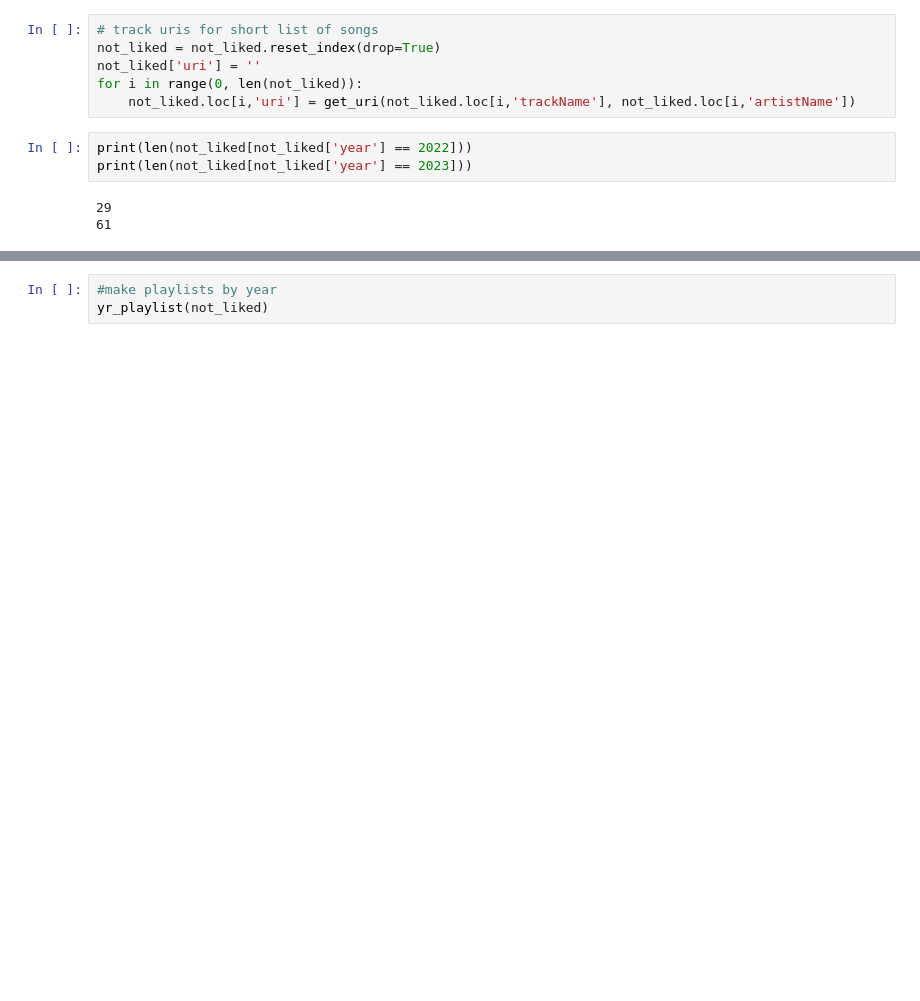
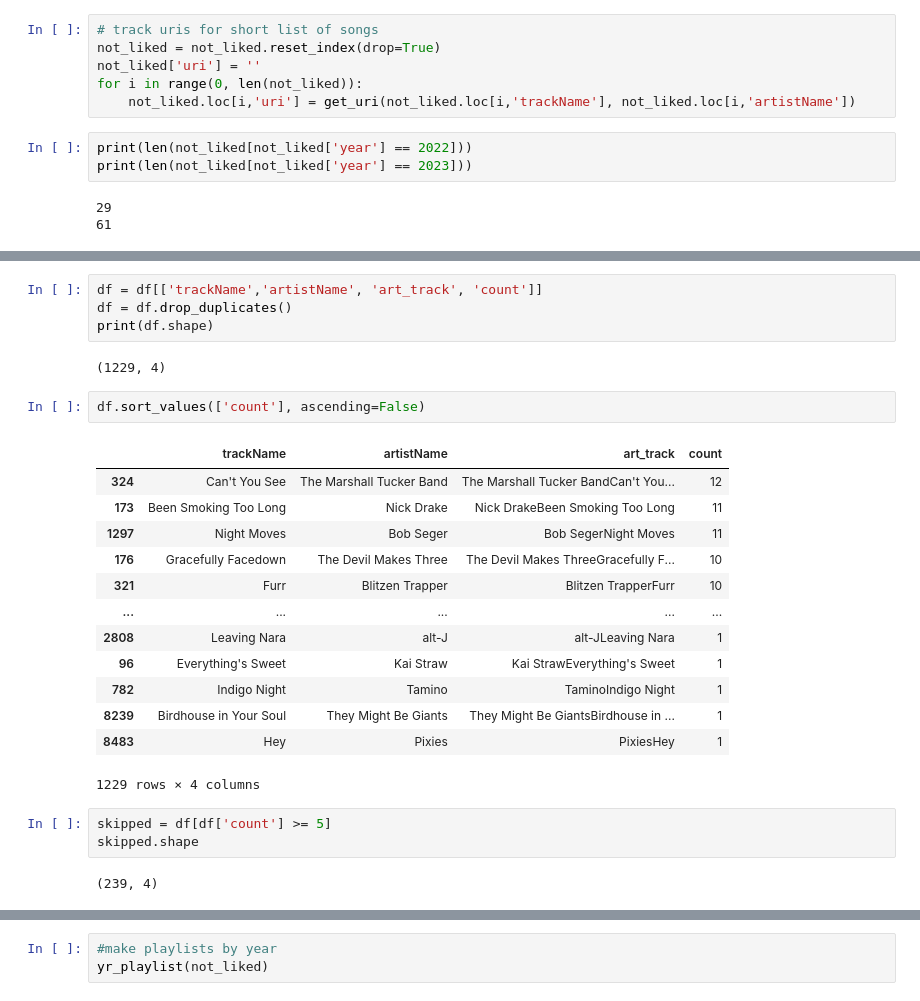
Before and after one commit to willdavis111/API_data-collection, a Jupyter notebook: Spotify_API.ipynb, the cells around one changed output, grey strips where cells are left out. Drawn from its saved outputs; the diff is of its cells as text; blank space fills up the shorter version.

```diff
--- a/Spotify_API.ipynb
+++ b/Spotify_API.ipynb
@@ -165,0 +264,27 @@ not_liked[not_liked['artistName'] == 'UNKLE']
+# %%
+df = df[['trackName','artistName', 'art_track', 'count']]
+df = df.drop_duplicates()
+print(df.shape)
+# %% [output]
+(1229, 4)
+# %%
+df.sort_values(['count'], ascending=False)
+# %% [output]
+|  | trackName | artistName | art_track | count |
+| 324 | Can't You See | The Marshall Tucker Band | The Marshall Tucker BandCan't You... | 12 |
+| 173 | Been Smoking Too Long | Nick Drake | Nick DrakeBeen Smoking Too Long | 11 |
+| 1297 | Night Moves | Bob Seger | Bob SegerNight Moves | 11 |
+| 176 | Gracefully Facedown | The Devil Makes Three | The Devil Makes ThreeGracefully F... | 10 |
+| 321 | Furr | Blitzen Trapper | Blitzen TrapperFurr | 10 |
+| ... | ... | ... | ... | ... |
+| 2808 | Leaving Nara | alt-J | alt-JLeaving Nara | 1 |
+| 96 | Everything's Sweet | Kai Straw | Kai StrawEverything's Sweet | 1 |
+| 782 | Indigo Night | Tamino | TaminoIndigo Night | 1 |
+| 8239 | Birdhouse in Your Soul | They Might Be Giants | They Might Be GiantsBirdhouse in ... | 1 |
+| 8483 | Hey | Pixies | PixiesHey | 1 |
+1229 rows × 4 columns
+# %%
+skipped = df[df['count'] >= 5]
+skipped.shape
+# %% [output]
+(239, 4)
```
Also changed, not shown: parts of 42 cells of this notebook.
